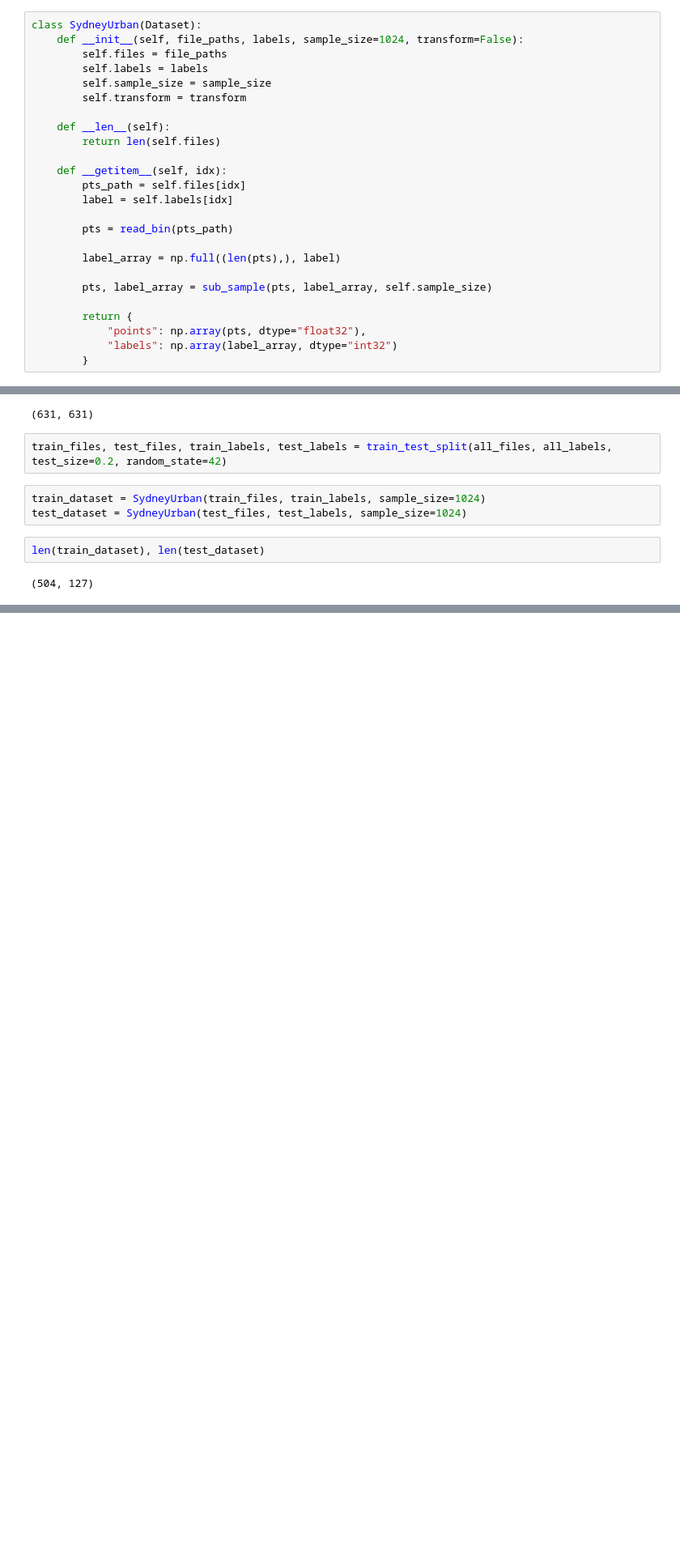
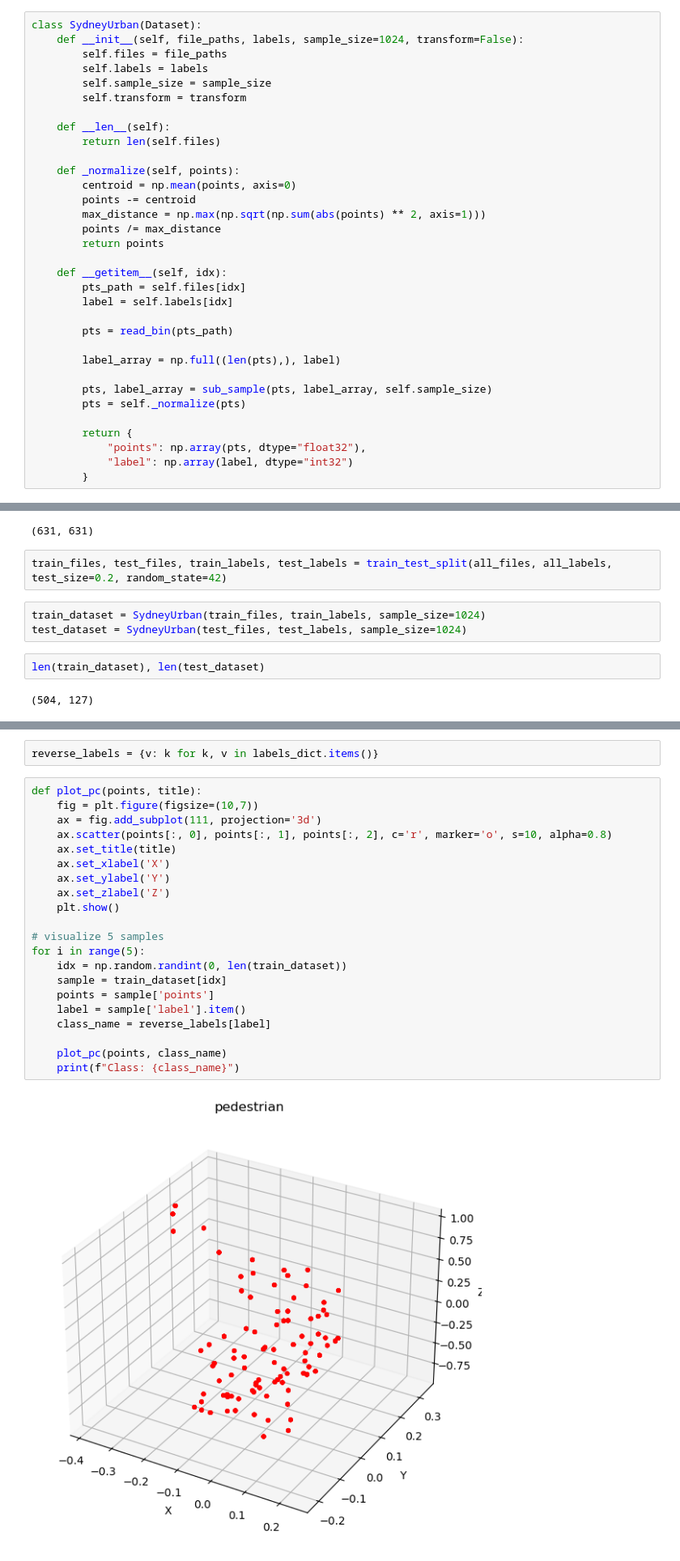
Before and after one commit to Qintao-Zhang/1508Project, a Jupyter notebook: PointNetpp.ipynb, the cells around one changed output, grey strips where cells are left out. Shown at 81% size. Drawn from its saved outputs; the diff is of its cells as text; blank space fills up the shorter version.

```diff
--- a/PointNetpp.ipynb
+++ b/PointNetpp.ipynb
@@ -77,6 +84,13 @@ class SydneyUrban(Dataset):
     def __len__(self):
         return len(self.files)
 
+    def _normalize(self, points):
+        centroid = np.mean(points, axis=0)
+        points -= centroid
+        max_distance = np.max(np.sqrt(np.sum(abs(points) ** 2, axis=1)))
+        points /= max_distance
+        return points
+
     def __getitem__(self, idx):
         pts_path = self.files[idx]
         label = self.labels[idx]
@@ -86,10 +100,11 @@ class SydneyUrban(Dataset):
         label_array = np.full((len(pts),), label)
 
         pts, label_array = sub_sample(pts, label_array, self.sample_size)
+        pts = self._normalize(pts)
 
         return {
             "points": np.array(pts, dtype="float32"),
-            "labels": np.array(label_array, dtype="int32")
+            "label": np.array(label, dtype="int32")
         }
 # %%
 all_files = [
@@ -119,0 +137,25 @@ len(train_dataset), len(test_dataset)
+# %%
+reverse_labels = {v: k for k, v in labels_dict.items()}
+# %%
+def plot_pc(points, title):
+    fig = plt.figure(figsize=(10,7))
+    ax = fig.add_subplot(111, projection='3d')
+    ax.scatter(points[:, 0], points[:, 1], points[:, 2], c='r', marker='o', s=10, alpha=0.8)
+    ax.set_title(title)
+    ax.set_xlabel('X')
+    ax.set_ylabel('Y')
+    ax.set_zlabel('Z')
+    plt.show()
+
+# visualize 5 samples
+for i in range(5):
+    idx = np.random.randint(0, len(train_dataset))
+    sample = train_dataset[idx]
+    points = sample['points']
+    label = sample['label'].item()
+    class_name = reverse_labels[label]
+
+    plot_pc(points, class_name)
+    print(f"Class: {class_name}")
+# %% [output]
+[figure, added]
```
Also changed, not shown: parts of 3 cells of this notebook.
